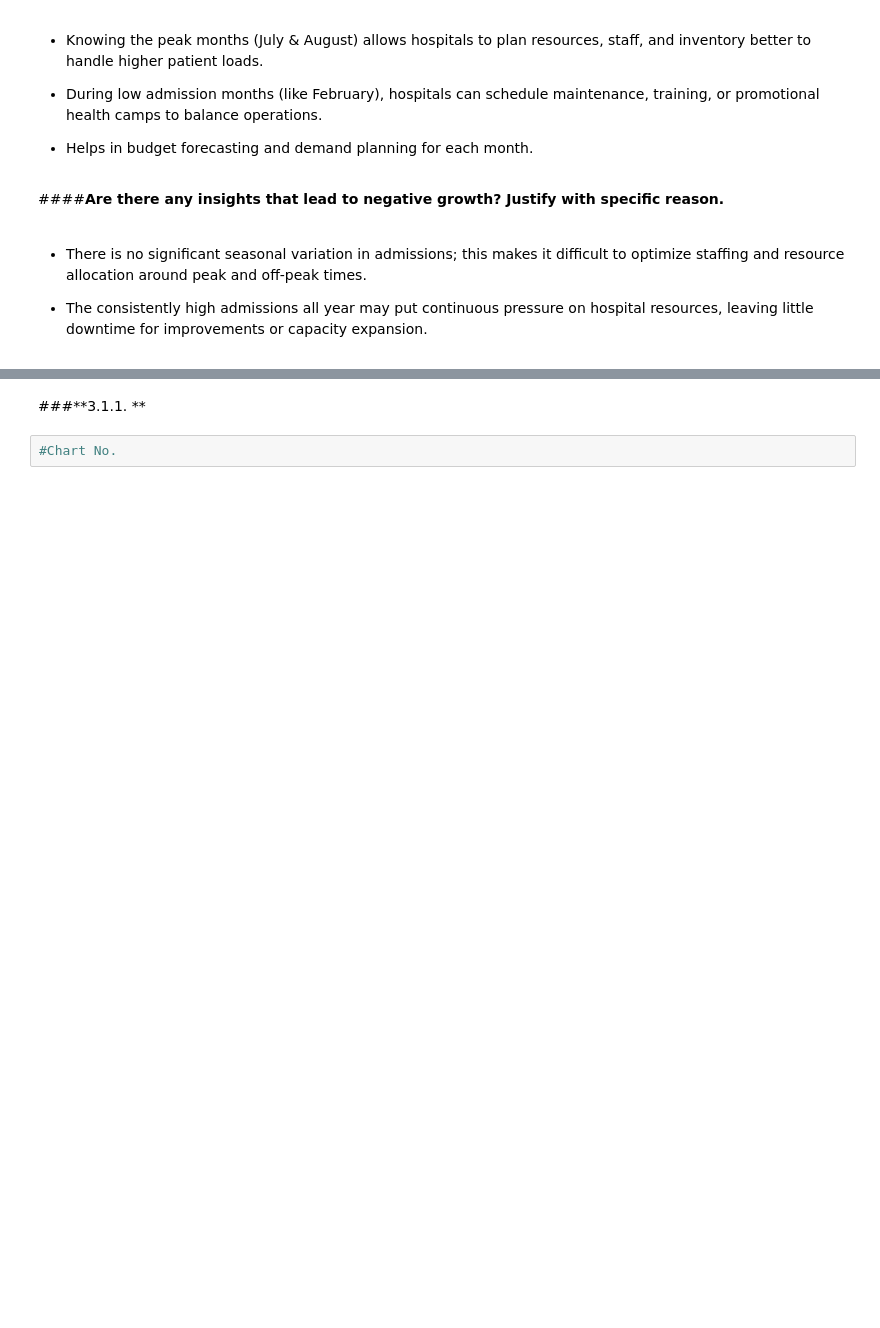
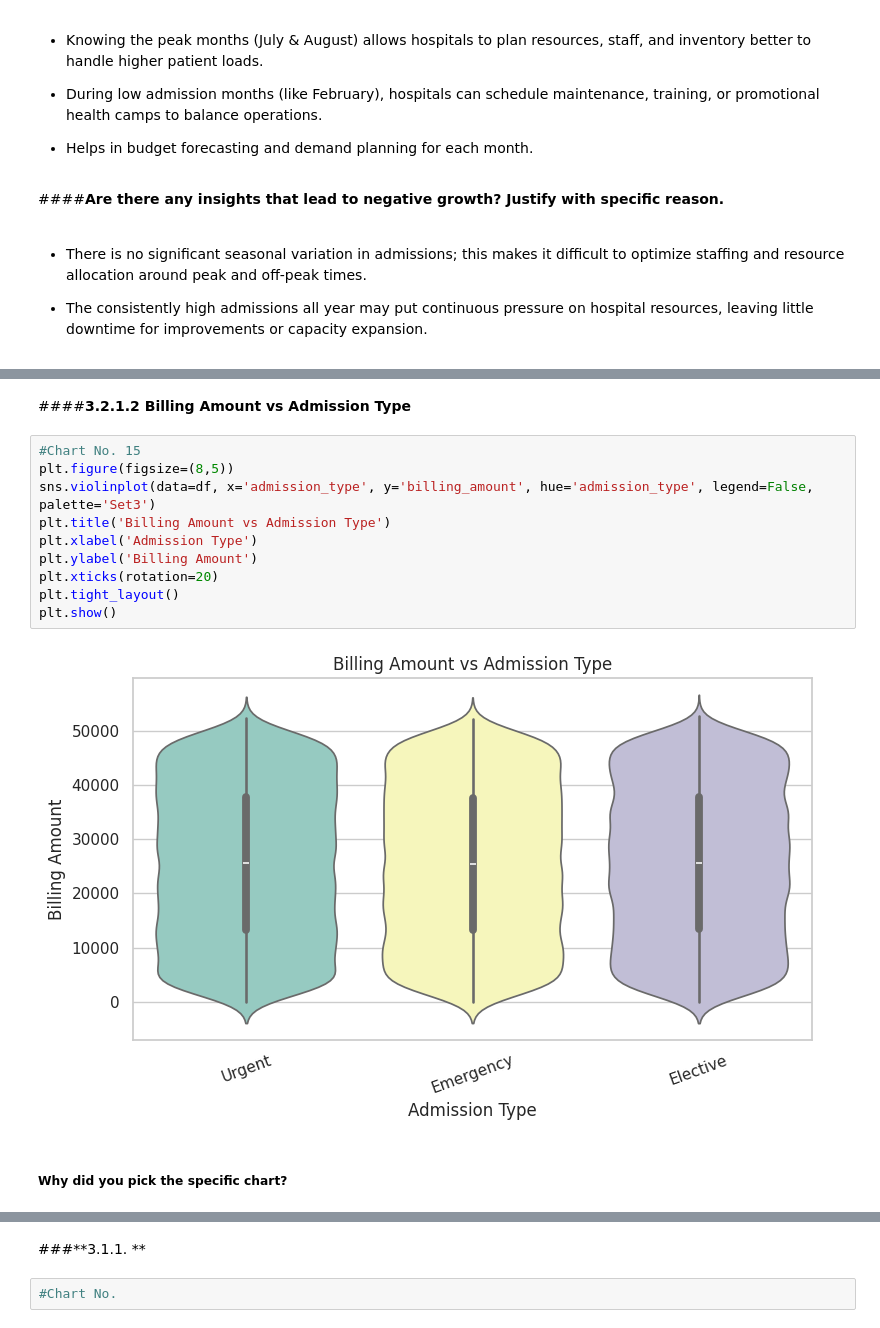
Before and after one commit to Sagarjain93/Healthcare, a Jupyter notebook: Healthcare.ipynb, the cells around one changed output, grey strips where cells are left out. Cells and saved outputs as stored; diff of their text form; blank space fills up the shorter version.

```diff
--- a/Healthcare.ipynb
+++ b/Healthcare.ipynb
@@ -1479,0 +1530,16 @@ A bar chart is the best option to visualize categorical data like months. It all
+# %% [markdown]
+####**3.2.1.2 Billing Amount vs Admission Type**
+# %%
+#Chart No. 15
+plt.figure(figsize=(8,5))
+sns.violinplot(data=df, x='admission_type', y='billing_amount', hue='admission_type', legend=False, palette='Set3')
+plt.title('Billing Amount vs Admission Type')
+plt.xlabel('Admission Type')
+plt.ylabel('Billing Amount')
+plt.xticks(rotation=20)
+plt.tight_layout()
+plt.show()
+# %% [output]
+[figure, added]
+# %% [markdown]
+##### **Why did you pick the specific chart?**
```
Also changed, not shown: parts of 111 cells of this notebook.
